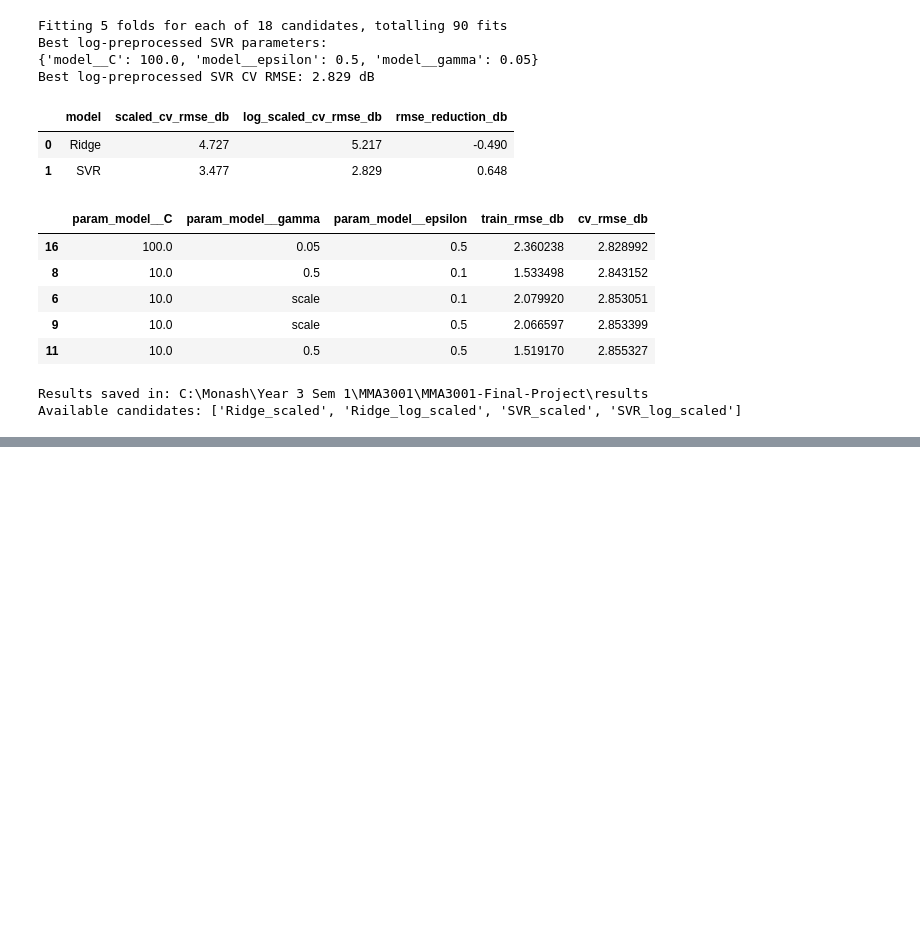
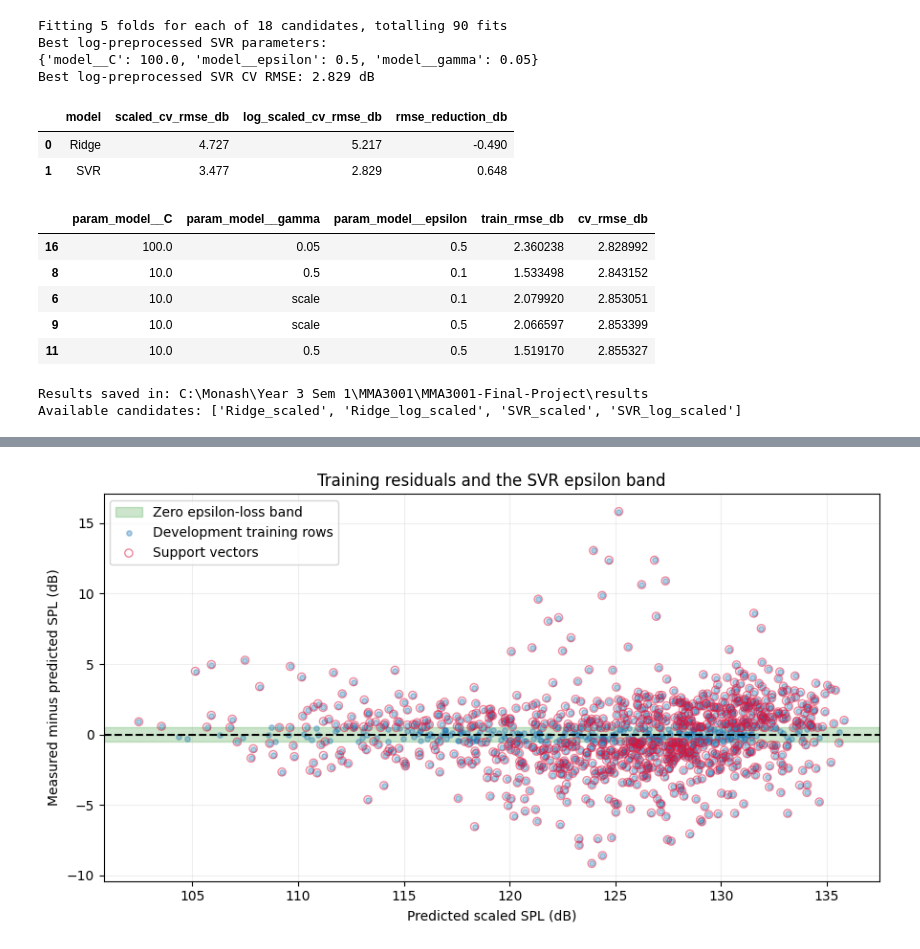
Before and after one commit to zlee0082-png/MMA3001-Final-Project, a Jupyter notebook: airfoil_learning.ipynb, the cells around one changed output, grey strips where cells are left out. Drawn from its saved outputs; the diff is of its cells as text; code cells hidden in the pictures; blank space fills up the shorter version.

```diff
--- a/airfoil_learning.ipynb
+++ b/airfoil_learning.ipynb
@@ -802,0 +1365,97 @@ Available candidates: ['Ridge_scaled', 'Ridge_log_scaled', 'SVR_scaled', 'SVR_lo
+# %%
+# Inspect support vectors and the epsilon band of the fitted final SVR.
+
+final_svr = final_model.named_steps["model"]
+
+development_predictions = final_model.predict(X_dev)
+
+development_residuals = (
+    y_dev.to_numpy() - development_predictions
+)
+
+support_mask = np.zeros(
+    len(X_dev),
+    dtype=bool
+)
+
+support_mask[final_svr.support_] = True
+
+epsilon_db = float(final_svr.epsilon)
+
+svr_training_diagnostics = pd.DataFrame({
+    "measured_spl_db": y_dev.to_numpy(),
+    "predicted_spl_db": development_predictions,
+    "residual_db": development_residuals,
+    "is_support_vector": support_mask,
+    "epsilon_loss_db": np.maximum(
+        np.abs(development_residuals) - epsilon_db,
+        0.0
+    )
+}, index=X_dev.index)
+
+support_summary = pd.DataFrame({
+    "training_rows": [len(X_dev)],
+    "support_vectors": [int(support_mask.sum())],
+    "support_fraction": [float(support_mask.mean())],
+    "epsilon_db": [epsilon_db],
+    "tube_width_db": [2 * epsilon_db]
+})
+
+fig, ax = plt.subplots(figsize=(9, 5))
+
+ax.axhspan(
+    -epsilon_db,
+    epsilon_db,
+    alpha=0.2,
+    color="green",
+    label="Zero epsilon-loss band"
+)
+
+ax.scatter(
+    development_predictions,
+    development_residuals,
+    s=15,
+    alpha=0.35,
+    label="Development training rows"
+)
+
+ax.scatter(
+    development_predictions[support_mask],
+    development_residuals[support_mask],
+    s=35,
+    facecolors="none",
+    edgecolors="crimson",
+    alpha=0.5,
+    label="Support vectors"
+)
+
+ax.axhline(0, color="black", linestyle="--")
+
+ax.set_xlabel("Predicted scaled SPL (dB)")
+ax.set_ylabel("Measured minus predicted SPL (dB)")
+ax.set_title("Training residuals and the SVR epsilon band")
+ax.grid(alpha=0.2)
+ax.legend()
+
+fig.tight_layout()
+
+fig.savefig(
+    output_dir / "svr_epsilon_and_support_vectors.png",
+    dpi=200
+)
+
+svr_training_diagnostics.to_csv(
+    output_dir / "svr_training_diagnostics.csv",
+    index_label="row_index"
+)
+
+support_summary.to_csv(
+    output_dir / "svr_support_summary.csv",
+    index=False
+)
+
+plt.show()
+
+support_summary.round(3)
+# %% [output]
+[figure, added]
```
Also changed, not shown: parts of 75 cells of this notebook, 27 other files.
